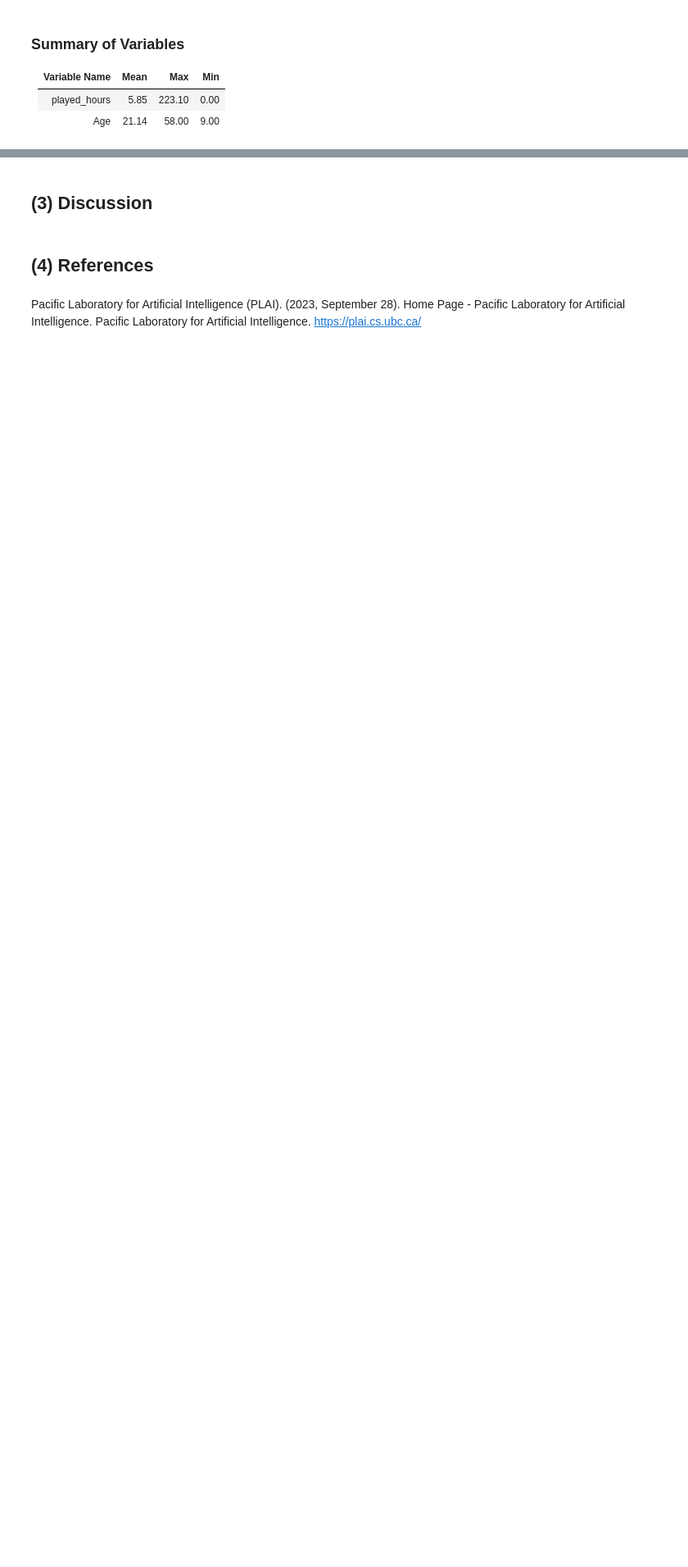
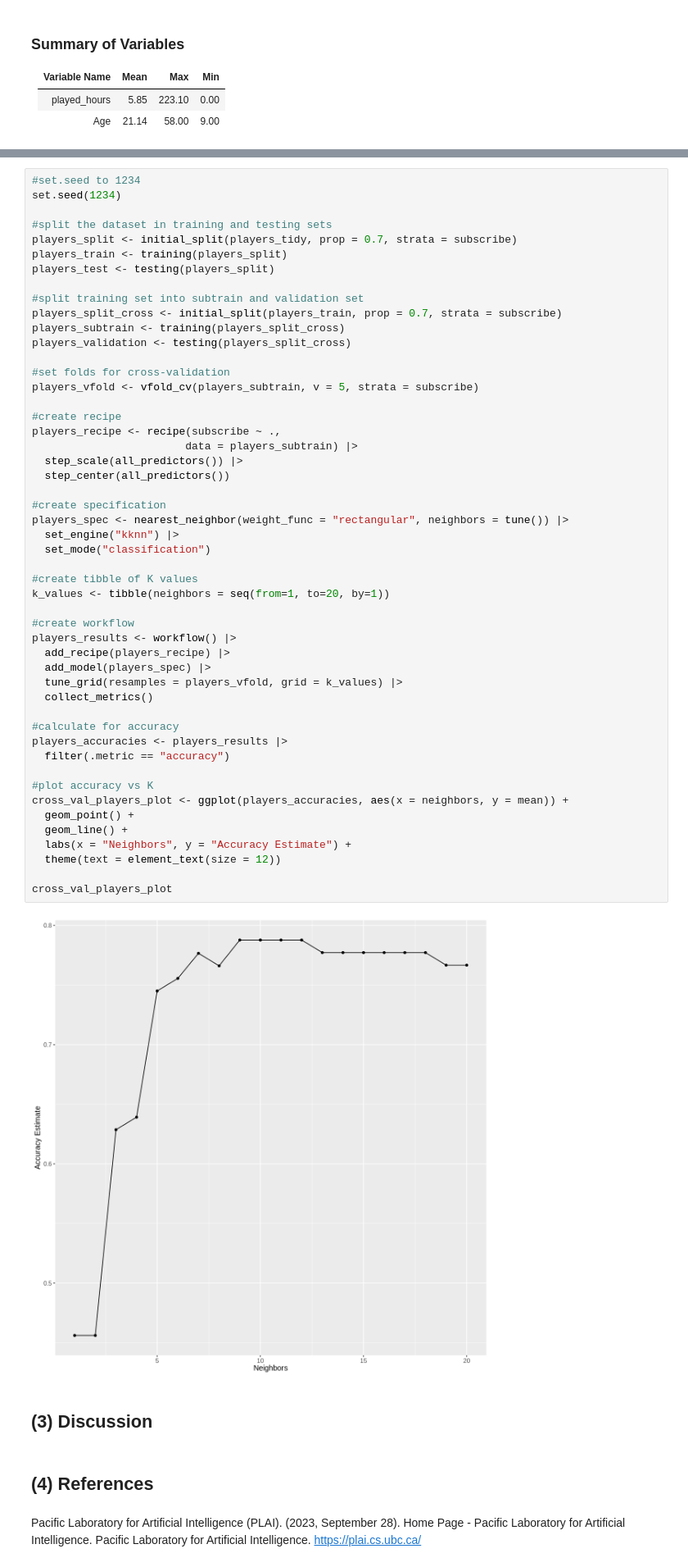
Before and after one commit to jvpmyn3/dsci_group_project, a Jupyter notebook: project.ipynb, the cells around one changed output, grey strips where cells are left out. Shown at 82% size. Saved outputs shown, nothing was run; the diff lists cells and outputs as text; blank space fills up the shorter version.

```diff
--- a/project.ipynb
+++ b/project.ipynb
@@ -109,3 +175,55 @@ players_tidy <- players |>
+# %%
+#set.seed to 1234
+set.seed(1234)
+
+#split the dataset in training and testing sets
+players_split <- initial_split(players_tidy, prop = 0.7, strata = subscribe)
+players_train <- training(players_split)
+players_test <- testing(players_split)
+
+#split training set into subtrain and validation set
+players_split_cross <- initial_split(players_train, prop = 0.7, strata = subscribe)
+players_subtrain <- training(players_split_cross)
+players_validation <- testing(players_split_cross)
+
+#set folds for cross-validation
+players_vfold <- vfold_cv(players_subtrain, v = 5, strata = subscribe)
+
+#create recipe
+players_recipe <- recipe(subscribe ~ .,
+                        data = players_subtrain) |>
+  step_scale(all_predictors()) |>
+  step_center(all_predictors())
+
+#create specification
+players_spec <- nearest_neighbor(weight_func = "rectangular", neighbors = tune()) |>
+  set_engine("kknn") |>
+  set_mode("classification")
+
+#create tibble of K values
+k_values <- tibble(neighbors = seq(from=1, to=20, by=1))
+
+#create workflow
+players_results <- workflow() |>
+  add_recipe(players_recipe) |>
+  add_model(players_spec) |>
+  tune_grid(resamples = players_vfold, grid = k_values) |>
+  collect_metrics()
+
+#calculate for accuracy
+players_accuracies <- players_results |>
+  filter(.metric == "accuracy")
+
+#plot accuracy vs K
+cross_val_players_plot <- ggplot(players_accuracies, aes(x = neighbors, y = mean)) +
+  geom_point() +
+  geom_line() +
+  labs(x = "Neighbors", y = "Accuracy Estimate") +
+  theme(text = element_text(size = 12))
+
+cross_val_players_plot
+# %% [output]
+[figure, added]
 # %% [markdown]
 ## (3) Discussion
 # %% [markdown]
```
Also changed, not shown: parts of 5 cells of this notebook.
